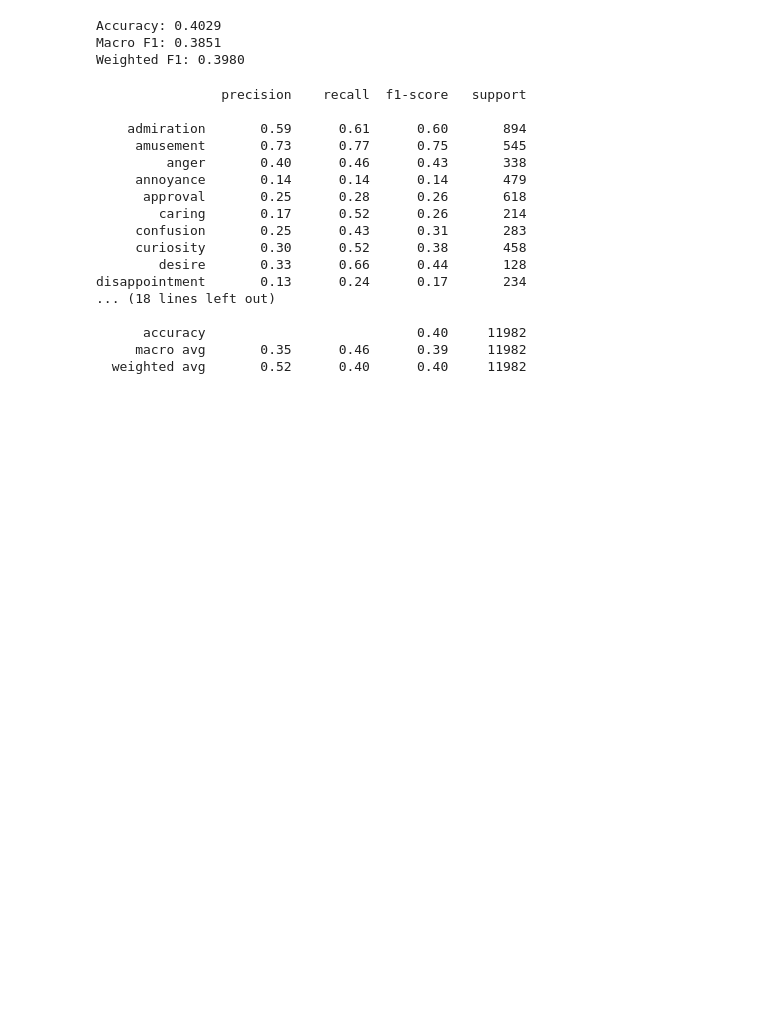
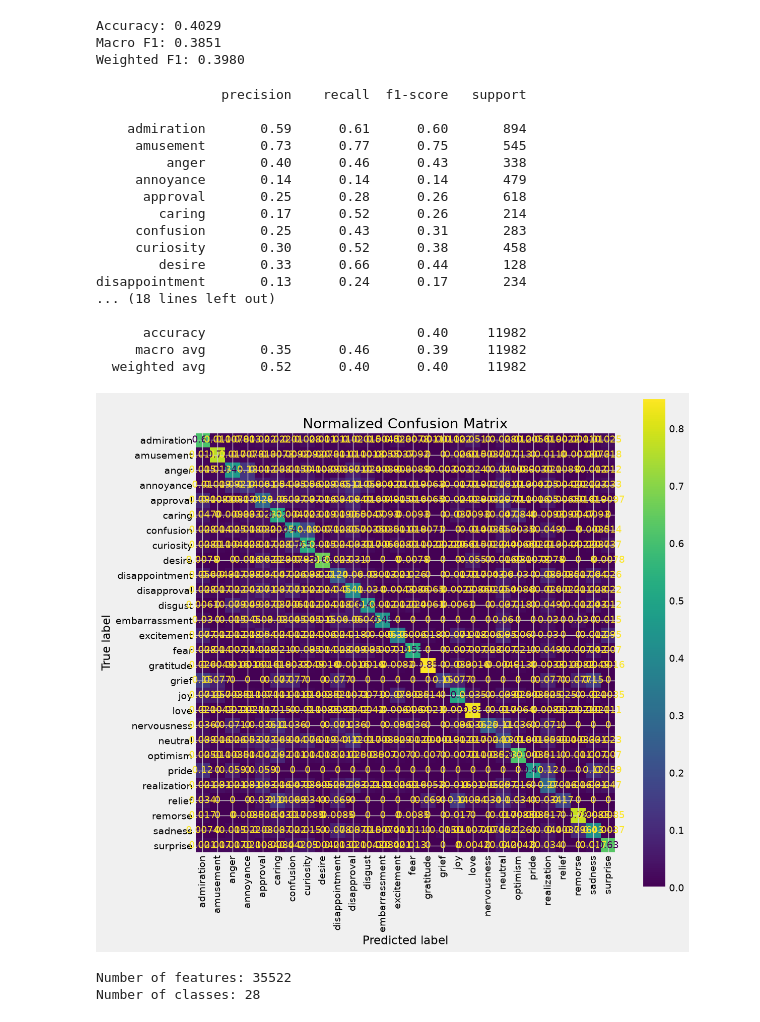
Before and after one commit to SevenWoos/MachineLearningProjects, a Jupyter notebook: nlp/1)nlp_classifier/nlp_classifier.ipynb, the cells around one changed output. Cells and saved outputs as stored; diff of their text form; code cells hidden in the pictures; blank space fills up the shorter version.

```diff
--- a/nlp/1)nlp_classifier/nlp_classifier.ipynb
+++ b/nlp/1)nlp_classifier/nlp_classifier.ipynb
@@ -829,3 +827,30 @@ disappointment       0.13      0.24      0.17       234
       accuracy                           0.40     11982
      macro avg       0.35      0.46      0.39     11982
   weighted avg       0.52      0.40      0.40     11982
+# %%
+from sklearn.metrics import ConfusionMatrixDisplay
+import matplotlib.pyplot as plt
+
+fig, ax = plt.subplots(figsize=(12, 12))
+
+ConfusionMatrixDisplay.from_predictions(
+    y_val,
+    y_pred,
+    xticks_rotation="vertical",
+    normalize="true",
+    ax=ax
+)
+
+plt.title("Normalized Confusion Matrix")
+plt.show()
+# %% [output]
+[figure, added]
+# %%
+# Looking into feature importance.
+feature_names = tfidf.get_feature_names_out()
+
+print(f'Number of features: {len(feature_names)}')
+print(f"Number of classes: {len(lr_model.classes_)}")
+# %% [output]
+Number of features: 35522
+Number of classes: 28
```
Also changed, not shown: parts of 2 cells of this notebook, 1 other file.
